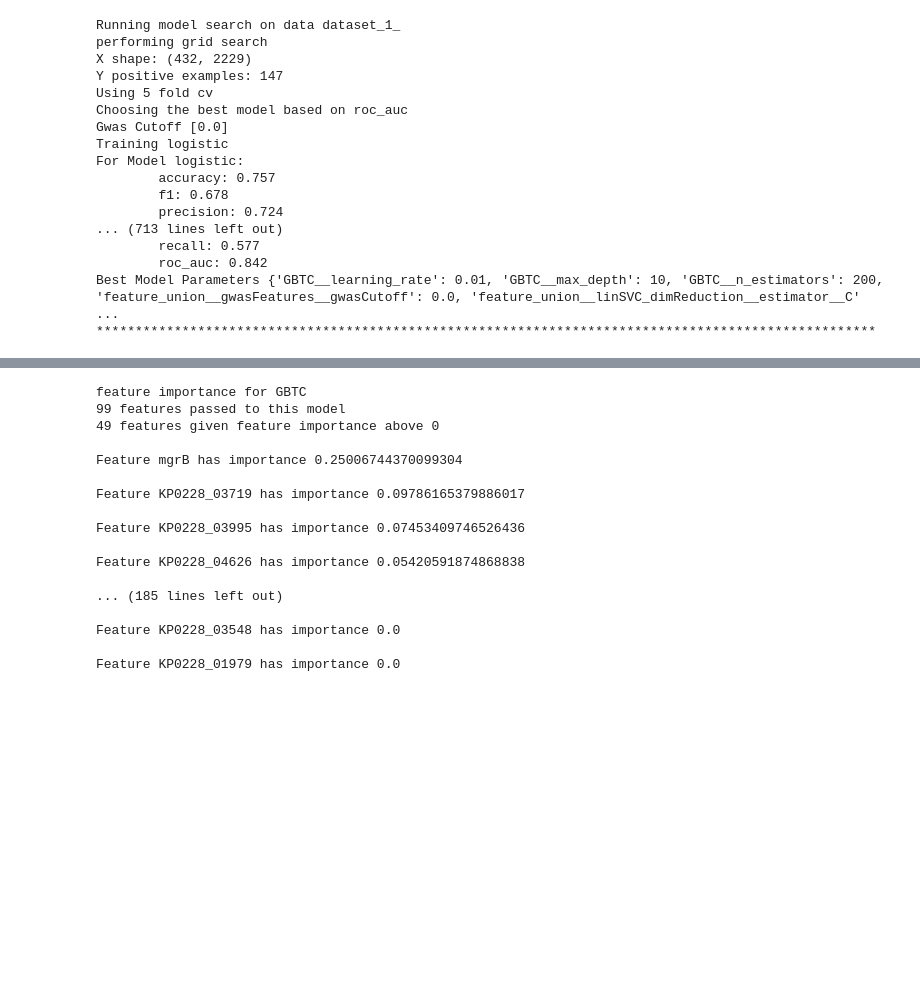
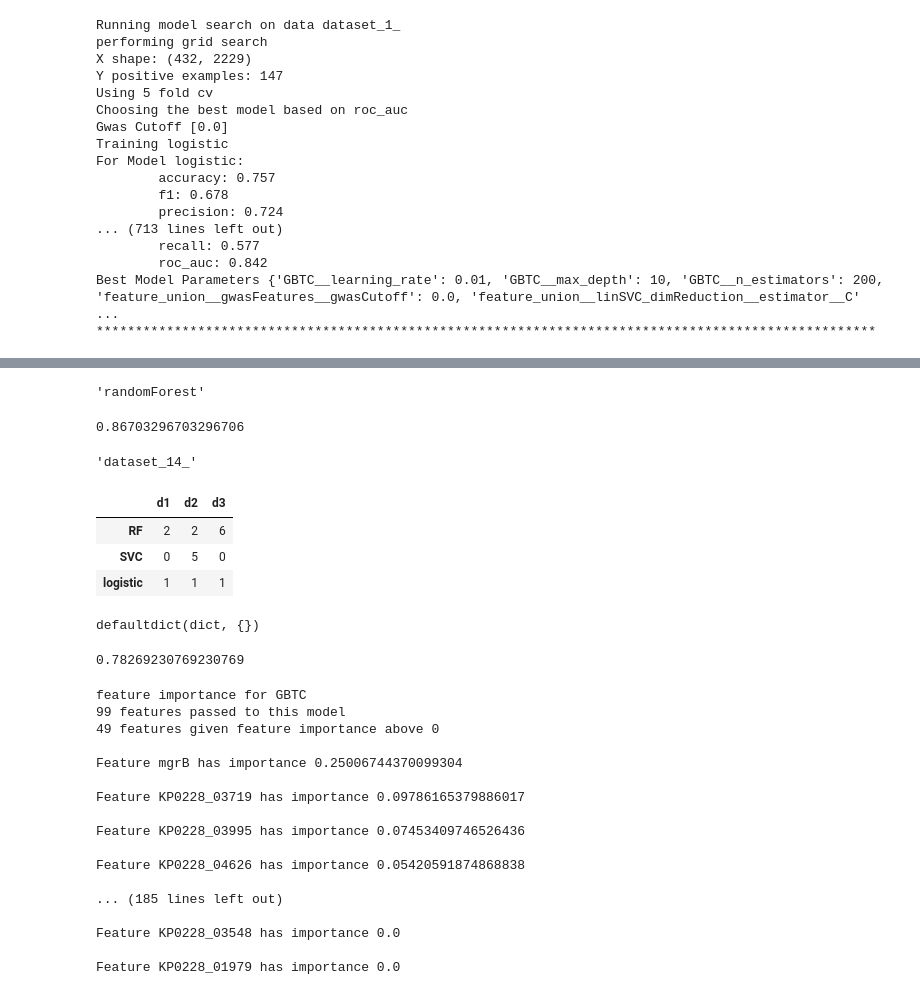
Before and after one commit to crowegian/AMR_ML, a Jupyter notebook: ML_notebook.ipynb, the cells around one changed output, grey strips where cells are left out. Cells and saved outputs as stored; diff of their text form; code cells hidden in the pictures; blank space fills up the shorter version.

```diff
--- a/ML_notebook.ipynb
+++ b/ML_notebook.ipynb
@@ -74,0 +155,12 @@ Best Model Parameters {'GBTC__learning_rate': 0.01, 'GBTC__max_depth': 10, 'GBTC
+# %%
+bestModelName
+# %% [output]
+'randomForest'
+# %%
+bestPerformance
+# %% [output]
+0.86703296703296706
+# %%
+datasetName
+# %% [output]
+'dataset_14_'
@@ -74,0 +169,11 @@ Best Model Parameters {'GBTC__learning_rate': 0.01, 'GBTC__max_depth': 10, 'GBTC
+# %%
+temp = {"d1":{"logistic": 1, "SVC": 0, "RF": 2},
+        "d2":{"logistic": 1, "SVC": 5, "RF": 2},
+        "d3":{"logistic": 1, "SVC": 0, "RF": 6}}
+# %%
+pd.DataFrame(temp)
+# %% [output]
+|  | d1 | d2 | d3 |
+| RF | 2 | 2 | 6 |
+| SVC | 0 | 5 | 0 |
+| logistic | 1 | 1 | 1 |
@@ -75 +182,5 @@ Best Model Parameters {'GBTC__learning_rate': 0.01, 'GBTC__max_depth': 10, 'GBTC
+# %%
+datasetBestModelDict["temp"]
+# %% [output]
+defaultdict(dict, {})
 # %%
@@ -80,3 +189,8 @@ Best Model Parameters {'GBTC__learning_rate': 0.01, 'GBTC__max_depth': 10, 'GBTC
+# %%
+bestModelIndex = modelDictHolder["dataset_10_"]["GBTC"]["gridcv"].best_index_
+modelDictHolder["dataset_10_"]["GBTC"]["gridcv"].cv_results_["mean_test_roc_auc"][bestModelIndex]
+# %% [output]
+0.78269230769230769
 # %%
 modelDict_GBTC = modelDictAll["GBTC"]
 bestModel_GBTC = modelDict_GBTC["gridcv"].best_estimator_
```
Also changed, not shown: parts of 7 cells of this notebook.
